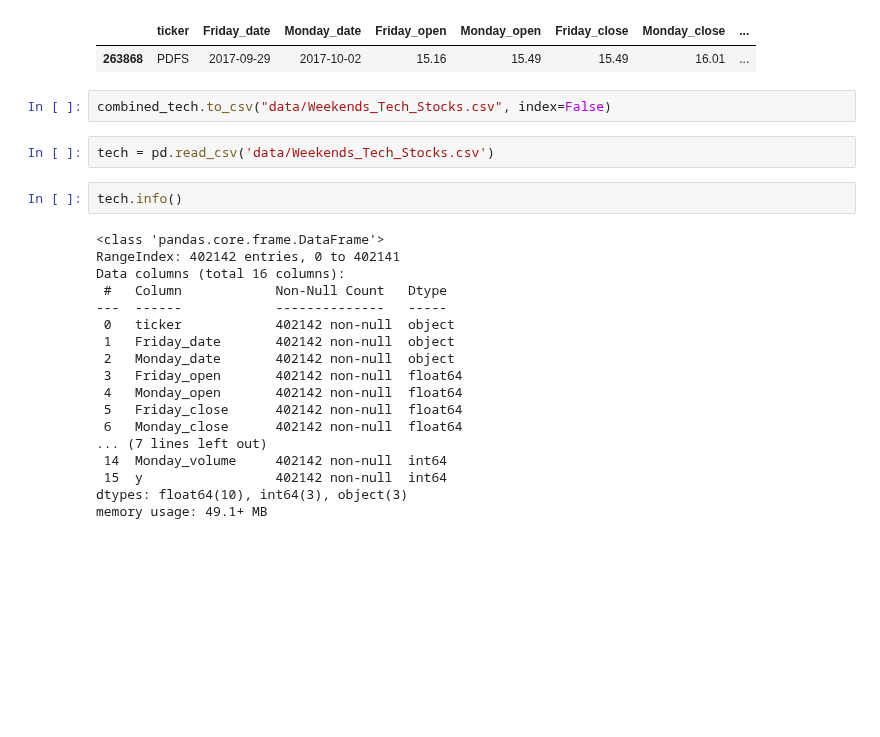
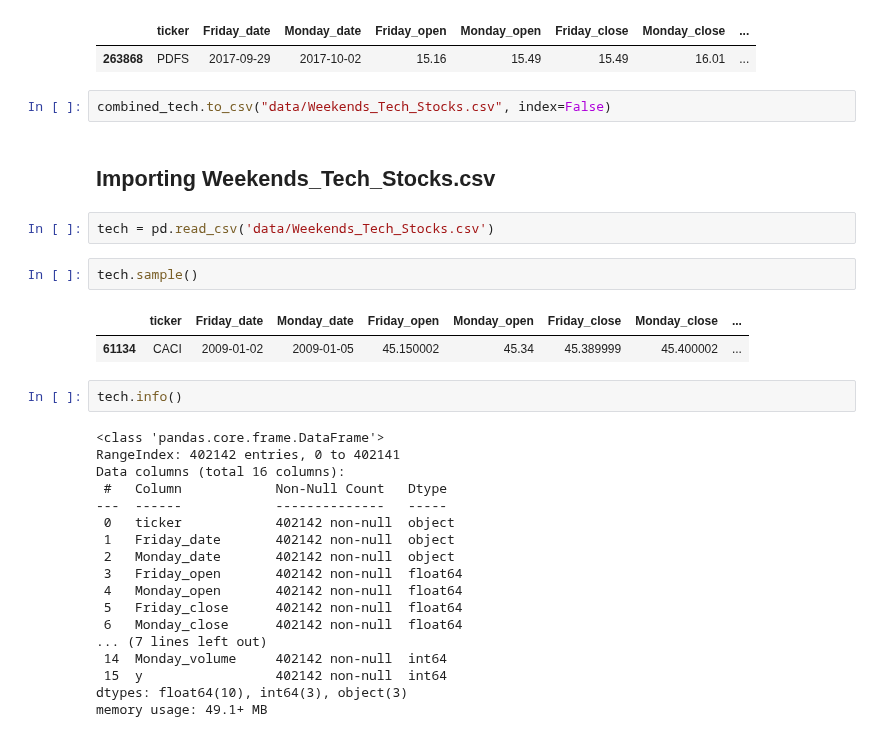
Before and after one commit to ghuckabe/DSTMarketAnalysis, a Jupyter notebook: kaggle_tech_classify.ipynb, the cells around one changed output. Drawn from its saved outputs; the diff is of its cells as text; blank space fills up the shorter version.

```diff
--- a/kaggle_tech_classify.ipynb
+++ b/kaggle_tech_classify.ipynb
@@ -544,8 +546,15 @@ combined_tech.sample()
 | 263868 | PDFS | 2017-09-29 | 2017-10-02 | 15.16 | 15.49 | 15.49 | 16.01 | ... |
 # %%
 combined_tech.to_csv("data/Weekends_Tech_Stocks.csv", index=False)
+# %% [markdown]
+## Importing Weekends_Tech_Stocks.csv
 # %%
 tech = pd.read_csv('data/Weekends_Tech_Stocks.csv')
+# %%
+tech.sample()
+# %% [output]
+|  | ticker | Friday_date | Monday_date | Friday_open | Monday_open | Friday_close | Monday_close | ... |
+| 61134 | CACI | 2009-01-02 | 2009-01-05 | 45.150002 | 45.34 | 45.389999 | 45.400002 | ... |
 # %%
 tech.info()
 # %% [output]
```
Also changed, not shown: parts of 32 cells of this notebook.
